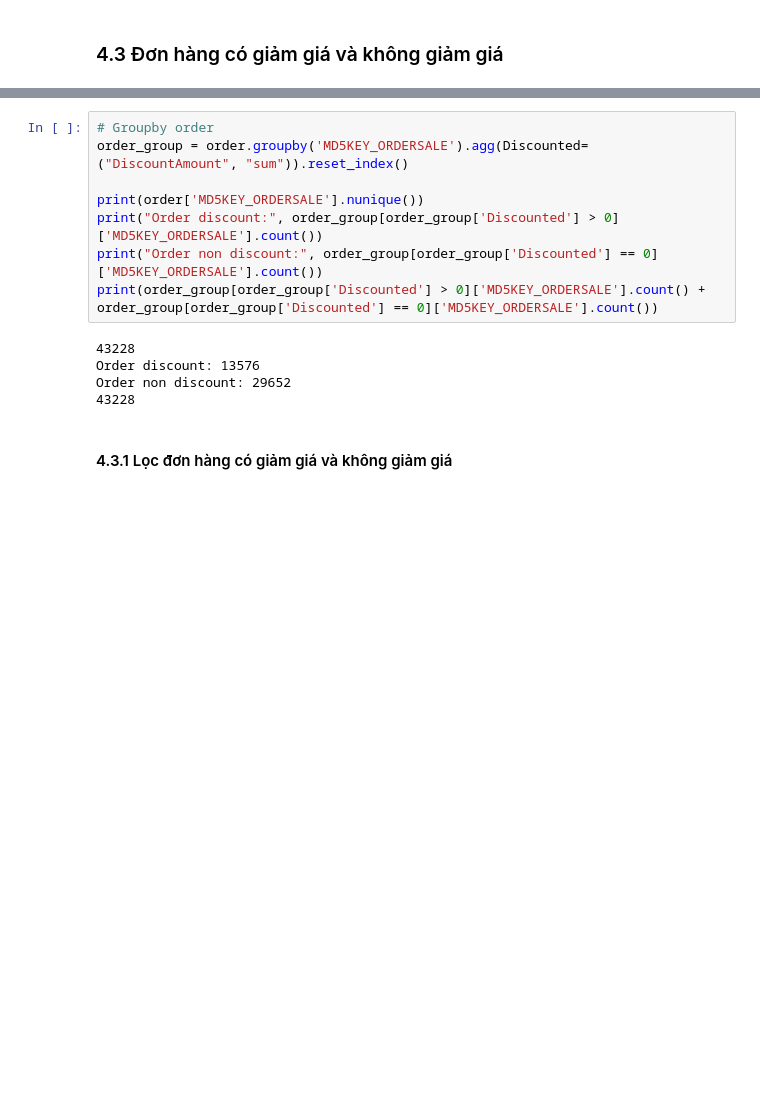
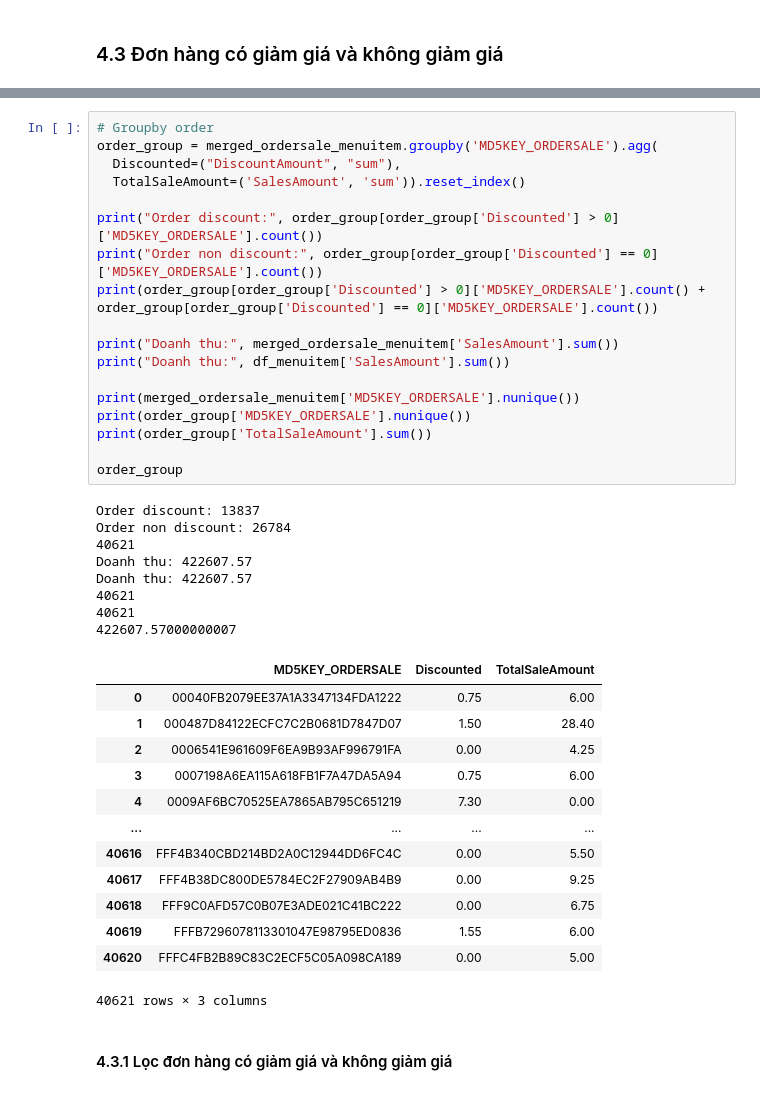
Before and after one commit to isharedigital/finalproject_data-science, a Jupyter notebook: notebooks/final/analysis/01_revenue_analysis.ipynb, the cells around one changed output, grey strips where cells are left out. Drawn from its saved outputs; the diff is of its cells as text; blank space fills up the shorter version.

```diff
--- a/notebooks/final/analysis/01_revenue_analysis.ipynb
+++ b/notebooks/final/analysis/01_revenue_analysis.ipynb
@@ -796,17 +796,44 @@ Index(['MD5KEY_ORDERSALE', 'ChangeReceived', 'OrderNumber', 'TaxAmount_x',
       dtype='object')
 # %%
 # Groupby order
-order_group = order.groupby('MD5KEY_ORDERSALE').agg(Discounted=("DiscountAmount", "sum")).reset_index()
+order_group = merged_ordersale_menuitem.groupby('MD5KEY_ORDERSALE').agg(
+  Discounted=("DiscountAmount", "sum"),
+  TotalSaleAmount=('SalesAmount', 'sum')).reset_index()
 
-print(order['MD5KEY_ORDERSALE'].nunique())
 print("Order discount:", order_group[order_group['Discounted'] > 0]['MD5KEY_ORDERSALE'].count())
 print("Order non discount:", order_group[order_group['Discounted'] == 0]['MD5KEY_ORDERSALE'].count())
 print(order_group[order_group['Discounted'] > 0]['MD5KEY_ORDERSALE'].count() + order_group[order_group['Discounted'] == 0]['MD5KEY_ORDERSALE'].count())
+
+print("Doanh thu:", merged_ordersale_menuitem['SalesAmount'].sum())
+print("Doanh thu:", df_menuitem['SalesAmount'].sum())
+
+print(merged_ordersale_menuitem['MD5KEY_ORDERSALE'].nunique())
+print(order_group['MD5KEY_ORDERSALE'].nunique())
+print(order_group['TotalSaleAmount'].sum())
+
+order_group
 # %% [output]
-43228
-Order discount: 13576
-Order non discount: 29652
-43228
+Order discount: 13837
+Order non discount: 26784
+40621
+Doanh thu: 422607.57
+Doanh thu: 422607.57
+40621
+40621
+422607.57000000007
+|  | MD5KEY_ORDERSALE | Discounted | TotalSaleAmount |
+| 0 | 00040FB2079EE37A1A3347134FDA1222 | 0.75 | 6.00 |
+| 1 | 000487D84122ECFC7C2B0681D7847D07 | 1.50 | 28.40 |
+| 2 | 0006541E961609F6EA9B93AF996791FA | 0.00 | 4.25 |
+| 3 | 0007198A6EA115A618FB1F7A47DA5A94 | 0.75 | 6.00 |
+| 4 | 0009AF6BC70525EA7865AB795C651219 | 7.30 | 0.00 |
+| ... | ... | ... | ... |
+| 40616 | FFF4B340CBD214BD2A0C12944DD6FC4C | 0.00 | 5.50 |
+| 40617 | FFF4B38DC800DE5784EC2F27909AB4B9 | 0.00 | 9.25 |
+| 40618 | FFF9C0AFD57C0B07E3ADE021C41BC222 | 0.00 | 6.75 |
+| 40619 | FFFB7296078113301047E98795ED0836 | 1.55 | 6.00 |
+| 40620 | FFFC4FB2B89C83C2ECF5C05A098CA189 | 0.00 | 5.00 |
+40621 rows × 3 columns
 # %% [markdown]
 #### 4.3.1 Lọc đơn hàng có giảm giá và không giảm giá
 # %%
```
Also changed, not shown: parts of 3 cells of this notebook.
